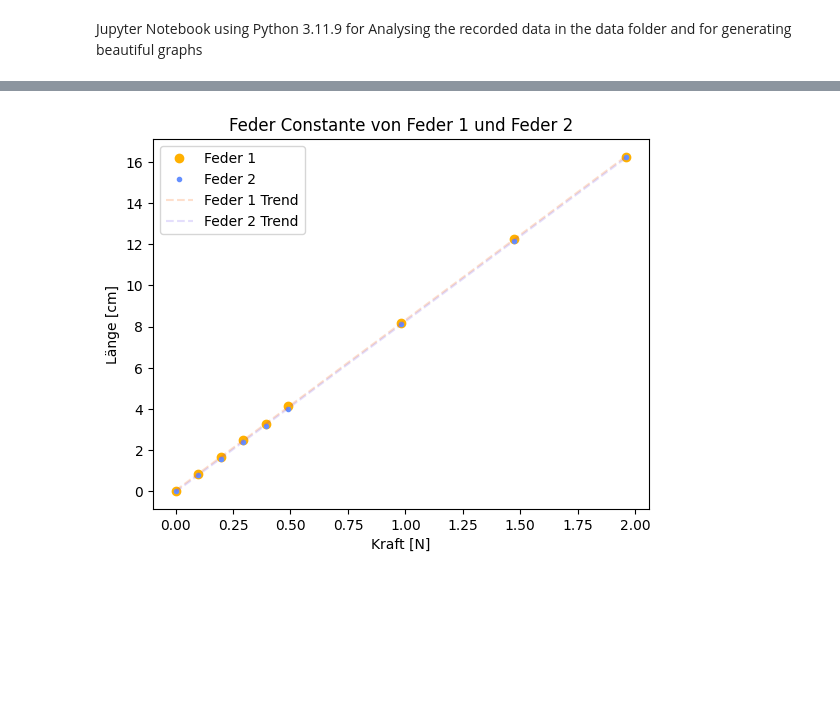
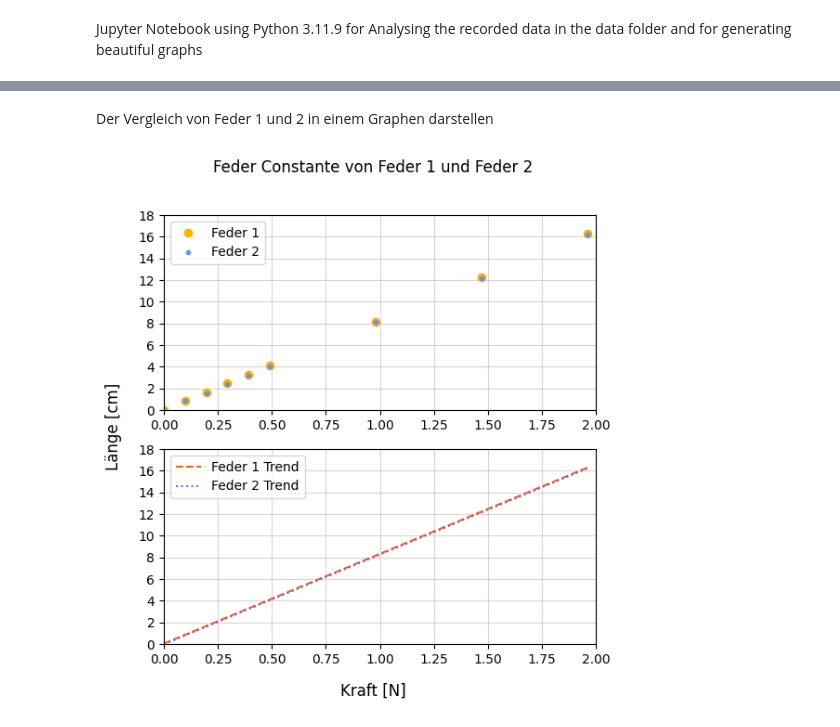
Before and after one commit to Timofey-Makhankov/IDAF-Tech, a Jupyter notebook: analysis/notebook.ipynb, the cells around one changed output, grey strips where cells are left out. Cells and saved outputs as stored; diff of their text form; code cells hidden in the pictures; blank space fills up the shorter version.

```diff
--- a/analysis/notebook.ipynb
+++ b/analysis/notebook.ipynb
@@ -36,8 +208,18 @@ df_plot_f2 = pd.DataFrame({'force': loads_data['Force'], 'length': spring_2_data
 df_plot_series = pd.DataFrame({'force': loads_data['Force'], 'length': spring_series_data['height']})
 df_plot_parallel = pd.DataFrame({'force': loads_data['Force'], 'length': spring_parallel_data['height']})
 
-z_1 = np.polyfit(df_plot_f1['force'].to_numpy(), df_plot_f1['length'].to_numpy(), 1)
-p_1 = np.poly1d(z_1)
+z_f1 = np.polyfit(df_plot_f1['force'].to_numpy(), df_plot_f1['length'].to_numpy(), 1)
+p_f1 = np.poly1d(z_f1)
+r_f1 = stats.linregress(df_plot_f1['force'].to_numpy(), df_plot_f1['length'].to_numpy())
 
-z_2 = np.polyfit(df_plot_f2['force'].to_numpy(), df_plot_f2['length'].to_numpy(), 1)
-p_2 = np.poly1d(z_2)
+z_f2 = np.polyfit(df_plot_f2['force'].to_numpy(), df_plot_f2['length'].to_numpy(), 1)
+p_f2 = np.poly1d(z_f2)
+r_f2 = stats.linregress(df_plot_f2['force'].to_numpy(), df_plot_f2['length'].to_numpy())
+
+z_series = np.polyfit(df_plot_series['force'].to_numpy(), df_plot_series['length'].to_numpy(), 1)
+p_series = np.poly1d(z_series)
+r_series = stats.linregress(df_plot_series['force'].to_numpy(), df_plot_series['length'].to_numpy())
+
+z_parallel = np.polyfit(df_plot_parallel['force'].to_numpy(), df_plot_parallel['length'].to_numpy(), 1)
+p_parallel = np.poly1d(z_parallel)
+r_parallel = stats.linregress(df_plot_parallel['force'].to_numpy(), df_plot_parallel['length'].to_numpy())
@@ -44,19 +294,34 @@ p_2 = np.poly1d(z_2)
+# %% [markdown]
+Der Vergleich von Feder 1 und 2 in einem Graphen darstellen
 # %%
-fig = plt.figure()
-ax = fig.add_subplot()
+fig = plt.figure(figsize=(6, 6))
+ax = fig.subplots(2)
 
-ax.plot('force', 'length', data=df_plot_f1, linestyle='none', marker='o', color='#ffb000', label='Feder 1')
-ax.plot('force', 'length', data=df_plot_f2, linestyle='none', marker='.', color='#648fff', label='Feder 2')
-ax.plot(df_plot_1['force'], p_1(df_plot_1['force']), '--', color='#fe6100', label='Feder 1 Trend', alpha=0.2)
-ax.plot(df_plot_2['force'], p_2(df_plot_2['force']), '--', color='#785ef0', label='Feder 2 Trend', alpha=0.2)
+fig.suptitle('Feder Constante von Feder 1 und Feder 2')
+fig.supxlabel('Kraft [N]')
+fig.supylabel('Länge [cm]')
 
-ax.set(
-    title='Feder Constante von Feder 1 und Feder 2',
-    xlabel='Kraft [N]',
-    ylabel='Länge [cm]',
-    )
-ax.legend(loc='best')
+major_ticks_x = np.arange(0, 2.1, 0.25)
+major_ticks_y = np.arange(0, 19, 2)
+ax[0].set_xticks(major_ticks_x)
+ax[0].set_yticks(major_ticks_y)
+ax[1].set_xticks(major_ticks_x)
+ax[1].set_yticks(major_ticks_y)
+
+ax[0].grid(visible=True, which='major', axis='both', alpha=0.5)
+ax[1].grid(visible=True, which='major', axis='both', alpha=0.5)
+
+ax[0].plot('force', 'length', data=df_plot_f1, linestyle='none', marker='o', color='#ffb000', label='Feder 1')
+ax[0].plot('force', 'length', data=df_plot_f2, linestyle='none', marker='.', color='#648fff', label='Feder 2')
+ax[1].plot(df_plot_f1['force'], p_f1(df_plot_f1['force']), '--', color='#fe6100', label='Feder 1 Trend')
+ax[1].plot(df_plot_f2['force'], p_f2(df_plot_f2['force']), ':', color='#785ef0', label='Feder 2 Trend')
+
+ax[0].set(xlim=[0, 2],ylim=[0, 18])
+ax[1].set(xlim=[0, 2],ylim=[0, 18])
+
+ax[0].legend(loc='best')
+ax[1].legend(loc='best')
 
 plt.show()
 # %% [output]
-[figure, old version]
+[figure, new version]
```
Also changed, not shown: parts of 27 cells of this notebook.
